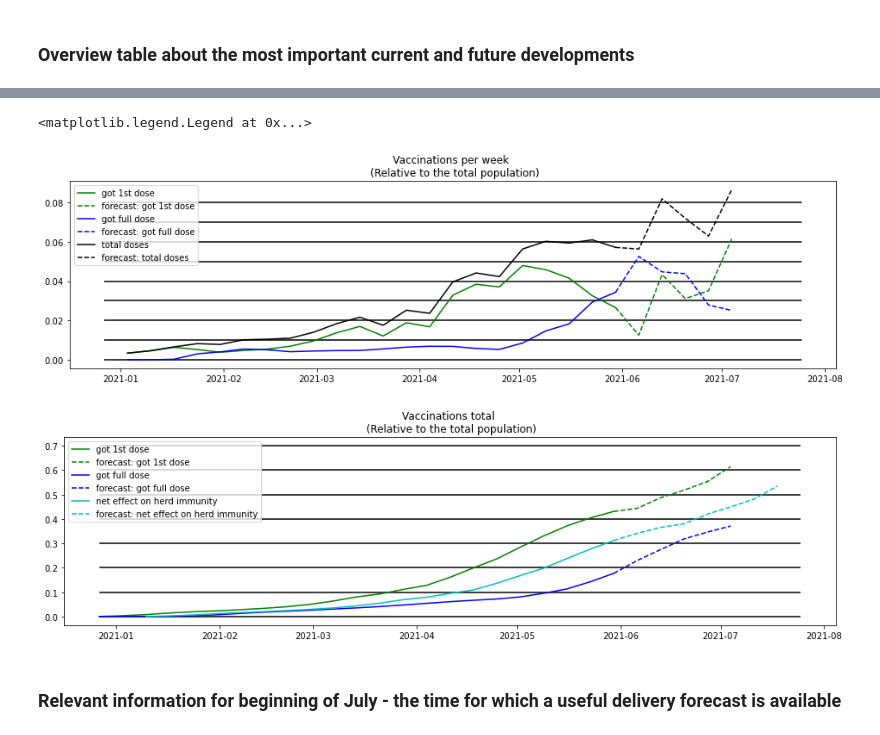
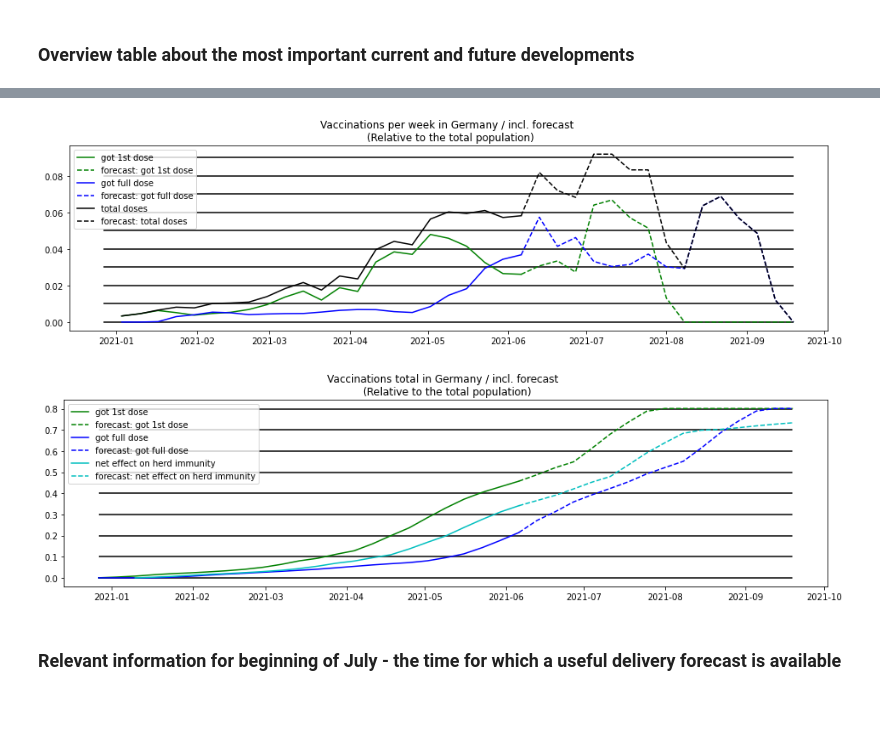
Before and after one commit to ThomasRegier/corona_vaccination_effect_predictor, a Jupyter notebook: Corona-Vaccination-Calculator.ipynb, the cells around one changed output, grey strips where cells are left out. Saved outputs shown, nothing was run; the diff lists cells and outputs as text; code cells hidden in the pictures; blank space fills up the shorter version.

Commit message:
prolongation of forecate, integration of final vaccination

```diff
--- a/Corona-Vaccination-Calculator.ipynb
+++ b/Corona-Vaccination-Calculator.ipynb
@@ -228,0 +267,6 @@ df_deliveries.rename(columns={'astra': 'astrazeneca'},inplace=True)
+# %%
+df_deliveries['astrazeneca'].iloc[8:12] = df_deliveries['astrazeneca'].iloc[8:12].mean()
+for vac in vacs:
+    zero_from = df_deliveries[vac][df_deliveries[vac] != 0].index[-1] + 1
+    df_deliveries[vac][zero_from:] = df_deliveries[vac][zero_from - 4 : zero_from].mean()
+    df_deliveries[vac] = df_deliveries[vac].astype(int)
@@ -229,6 +284,19 @@ df_deliveries.rename(columns={'astra': 'astrazeneca'},inplace=True)
+# %%
+additional_rows = 16
+# %%
+for turn in range(additional_rows):
+    s = pd.Series(np.zeros(6),index = df_deliveries.columns)
+    s['week'] = int(df_deliveries['week'].iloc[-1] + 1)
+    s['week_end'] = df_deliveries['week_end'].iloc[-1] + dt.timedelta(days = 7)
+    for vac in vacs:
+        s[vac] = int(df_deliveries[vac].iloc[-4:].mean())
+    df_deliveries = df_deliveries.append(s, ignore_index = True)
+df_deliveries.week = df_deliveries.week.astype(int)
 # %% [markdown]
 ### parameter for outputs
 # %%
 # number of rows and the end of df_deliveries which do not seem to already have proper numbers:
 # cut_rows = 3
 cut_rows = df_deliveries[(df_deliveries.biontech == 0)]['biontech'].count()
+cut_rows = 1 if (cut_rows == 0) else cut_rows
+cut_rows
@@ -300,31 +476,34 @@ df_week[['date','week','actuals','new_total','new_1st','new_full','rel_all_1','r
 # %%
+
+
 plt.figure('weekly vaccinations',figsize=(16,4))
 #plt.subplot(2,2,1)
-plt.title('Vaccinations per week \n (Relative to the total population)')
-plt.hlines(np.array(range(ceil(df_week['new_total'].max()*100)))/100,df_week["date"][0],df_week["date"].iloc[-1])
-plt.plot(df_week["date"][:actual_end+1], df_week['new_1st'][:actual_end+1], "-g", ls="-", label="got 1st dose")
-plt.plot(df_week["date"][actual_end:-cut_rows], df_week['new_1st'][actual_end:-cut_rows], "-g", ls="--", label="forecast: got 1st dose")
-plt.plot(df_week["date"][:actual_end+1], df_week['new_full'][:actual_end+1], "-b", ls="-", label="got full dose")
-plt.plot(df_week["date"][actual_end:-cut_rows], df_week['new_full'][actual_end:-cut_rows], "-b", ls="--", label="forecast: got full dose")
-plt.plot(df_week["date"][:actual_end+1], df_week['new_total'][:actual_end+1], "-k", ls="-", label="total doses")
-plt.plot(df_week["date"][actual_end:-cut_rows], df_week['new_total'][actual_end:-cut_rows], "-k", ls="--", label="forecast: total doses")
+plt.title('Vaccinations per week in Germany / incl. forecast \n (Relative to the total population)')
+plt.hlines(np.array(range(ceil(df_plot['rel_new_total'].max()*100)))/100,df_plot["date"][0],df_plot["date"].iloc[-1])
+plt.plot(df_plot["date"][:last_actual_index+1], df_plot['rel_new_1st'][:last_actual_index+1], "-g", ls="-", label="got 1st dose")
+plt.plot(df_plot["date"][last_actual_index:graph_until], df_plot['rel_new_1st'][last_actual_index:graph_until], "-g", ls="--", label="forecast: got 1st dose")
+plt.plot(df_plot["date"][:last_actual_index+1], df_plot['rel_new_full'][:last_actual_index+1], "-b", ls="-", label="got full dose")
+plt.plot(df_plot["date"][last_actual_index:graph_until], df_plot['rel_new_full'][last_actual_index:graph_until], "-b", ls="--", label="forecast: got full dose")
+plt.plot(df_plot["date"][:last_actual_index+1], df_plot['rel_new_total'][:last_actual_index+1], "-k", ls="-", label="total doses")
+plt.plot(df_plot["date"][last_actual_index:graph_until], df_plot['rel_new_total'][last_actual_index:graph_until], "-k", ls="--", label="forecast: total doses")
 plt.legend(loc="upper left")
+plt.savefig(os.path.join(result_folder,'vaccinations_per_week'))
 
 plt.figure('weekly total',figsize=(16,4))
 #plt.subplot(2,2,2)
-plt.title('Vaccinations total \n (Relative to the total population)')
-plt.hlines(np.array(range(ceil(df_week['rel_all_1'].max()*10)))/10,df_week["date"][0],df_week["date"].iloc[-1])
-plt.plot(df_week["date"][:actual_end+1], df_week['rel_all_1'][:actual_end+1], "-g", ls="-", label="got 1st dose")
-plt.plot(df_week["date"][actual_end:-cut_rows], df_week['rel_all_1'][actual_end:-cut_rows], "-g", ls="--", label="forecast: got 1st dose")
-plt.plot(df_week["date"][:actual_end+1], df_week['rel_all_full'][:actual_end+1], "-b", ls="-", label="got full dose")
-plt.plot(df_week["date"][actual_end:-cut_rows], df_week['rel_all_full'][actual_end:-cut_rows], "-b", ls="--", label="forecast: got full dose")
-plt.plot(df_week["date"][:actual_end+1], df_week['rel_net_effect'][:actual_end+1], "-c", ls="-", label="net effect on herd immunity")
-plt.plot(df_week["date"][actual_end:-cut_rows+2], df_week['rel_net_effect'][actual_end:-cut_rows+2], "-c", ls="--", label="forecast: net effect on herd immunity")
+plt.title('Vaccinations total in Germany / incl. forecast  \n (Relative to the total population)')
+plt.hlines(np.array(range(ceil(df_plot['rel_all_1'].max()*10)))/10,df_plot["date"][0],df_plot["date"].iloc[-1])
+plt.plot(df_plot["date"][:last_actual_index+1], df_plot['rel_all_1'][:last_actual_index+1], "-g", ls="-", label="got 1st dose")
+plt.plot(df_plot["date"][last_actual_index:graph_until], df_plot['rel_all_1'][last_actual_index:graph_until], "-g", ls="--", label="forecast: got 1st dose")
+plt.plot(df_plot["date"][:last_actual_index+1], df_plot['rel_all_full'][:last_actual_index+1], "-b", ls="-", label="got full dose")
+plt.plot(df_plot["date"][last_actual_index:graph_until], df_plot['rel_all_full'][last_actual_index:graph_until], "-b", ls="--", label="forecast: got full dose")
+plt.plot(df_plot["date"][:last_actual_index+1], df_plot['rel_net_effect'][:last_actual_index+1], "-c", ls="-", label="net effect on herd immunity")
+plt.plot(df_plot["date"][last_actual_index:graph_until if cut_rows > 0 else -1], df_plot['rel_net_effect'][last_actual_index:graph_until if cut_rows > 0 else -1], "-c", ls="--", label="forecast: net effect on herd immunity")
 plt.legend(loc="upper left")
+plt.savefig(os.path.join(result_folder,'vaccinations_total'))
 # %% [output]
-<matplotlib.legend.Legend at 0x...>
-[figure, old version]
+[figure, new version]
-[figure, old version]
+[figure, new version]
 # %% [markdown]
 ### Relevant information for beginning of July - the time for which a useful delivery forecast is available
 # %%
```
Also changed, not shown: parts of 24 cells of this notebook, 11 other files.
